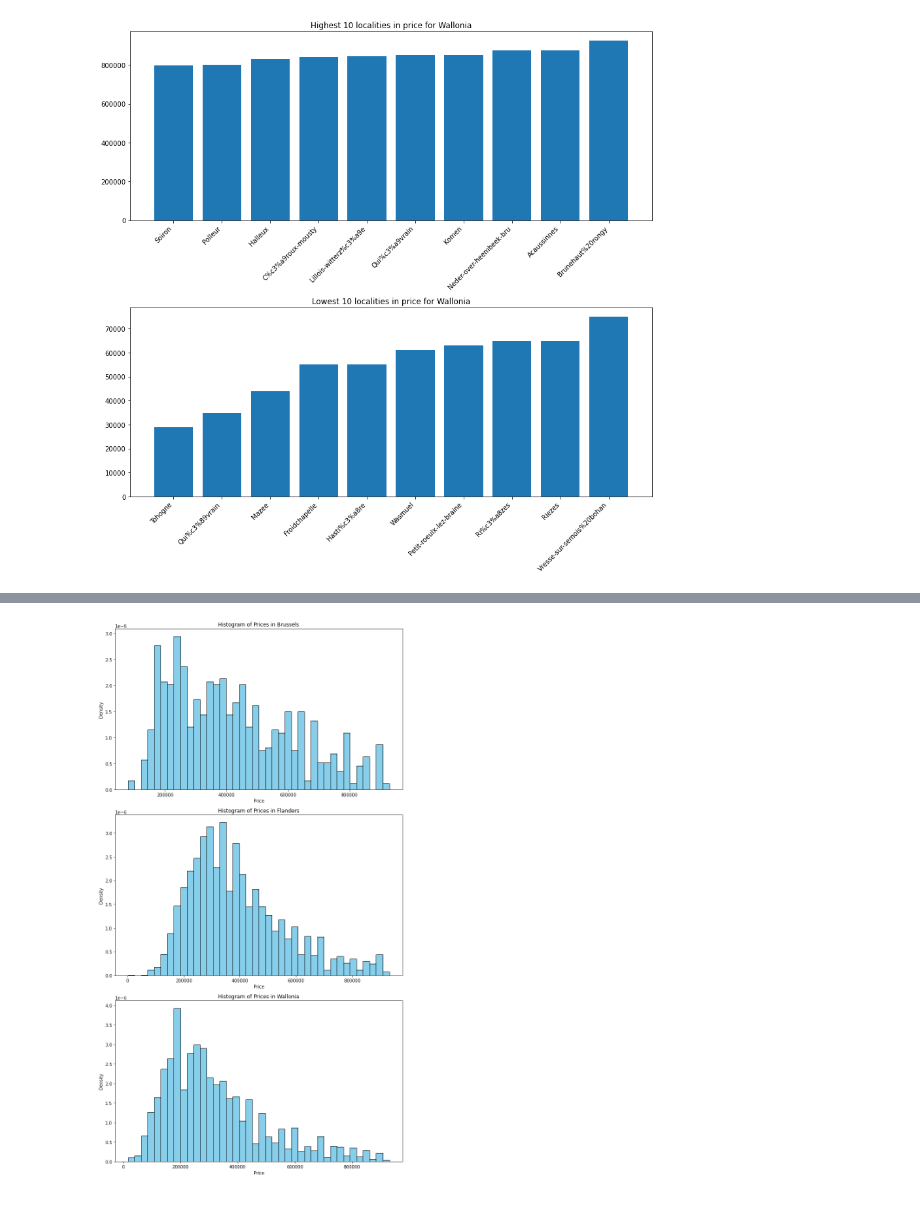
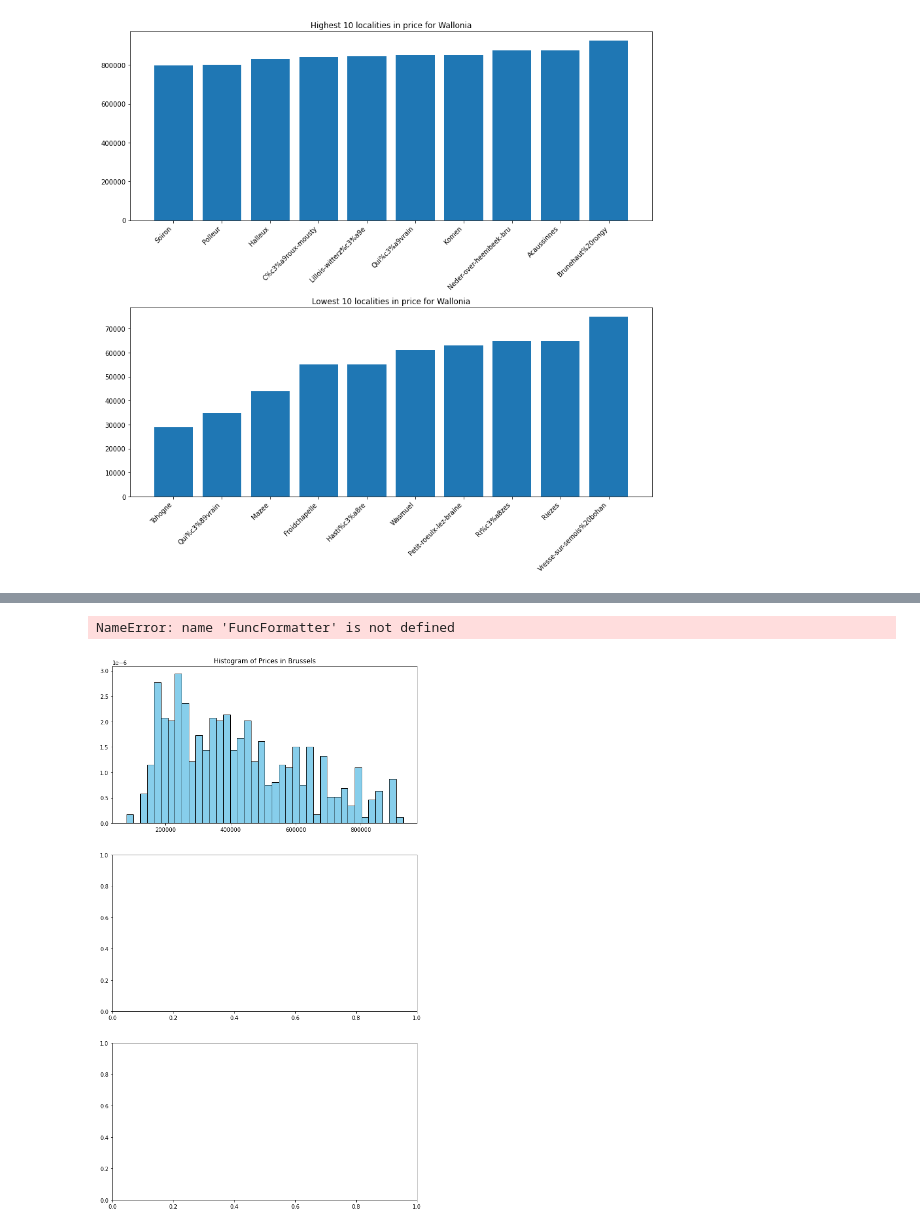
Before and after one commit to jduffy93/immo-eliza-the_chaincoders, a Jupyter notebook: analysis/seaborn_playground.ipynb, the cells around one changed output, grey strips where cells are left out. Drawn from its saved outputs; the diff is of its cells as text; code cells hidden in the pictures.

```diff
--- a/analysis/seaborn_playground.ipynb
+++ b/analysis/seaborn_playground.ipynb
@@ -84,13 +87,13 @@ map_to_float = [
     "Bathrooms",
     "Toilets",
     "Surface of the plot",
-    "Width of the lot on the street",
+    #"Width of the lot on the street",
     "Garden surface",
     "Terrace surface",
     "CO₂ emission",
-    "Yearly theoretical total energy consumption",
+    #"Yearly theoretical total energy consumption",
     "Total ground floor buildable",
-    "Cadastral income",
+    #"Cadastral income",
     "Shower rooms",
     "Living room surface",
     "Kitchen surface",
@@ -105,13 +108,13 @@ map_to_float = [
     "Building price excluding VAT",
     "Number of annuitants",
     "Age of annuitant",
-    "Maximum duration of annuity",
+    #"Maximum duration of annuity",
     "Percentage rented",
     "Current monthly revenue",
     "Construction year",
     "Postcode",
     "Street frontage width",
-    "Monthly charges",
+    #"Monthly charges",
     "Primary energy consumption"
 ]
 
@@ -413,15 +419,28 @@ filtered_immo = immo[immo['Subtype_of_property'].isin(subtypes_to_include)]
 
 sample_immo = filtered_immo.groupby("Subtype_of_property").head(100)
 
-sample_immo_subset = sample_immo[sample_immo["Living area"] < 350]
+#sample_immo_subset = sample_immo[sample_immo["Living area"]]
 
-sample_immo_subset = sample_immo_subset[sample_immo_subset["Price"] < 1000000]
+sample_immo_subset = sample_immo[sample_immo["Price"] < upper_whisker]
+#sample_immo_subset["Price"] = sample_immo_subset["Price"].astype(int)
+#sample_immo_subset["Living area"] != sample_immo_subset["Living area"].astype(int)
+
 
 # Iterate over each unique subtype of property
 for subtype, data in sample_immo_subset.groupby("Subtype_of_property"):
+
+    #corr_coef = data["Price"].corr(data["Living area"])
+
     fig, ax = plt.subplots(figsize=(8,6))
     ax.scatter(data["Price"], data["Living area"])
-    x_labels = np.arange(0,1000001,100000)
+
+    b, a = np.polyfit(data["Price"], data["Living area"], deg=1)
+    xseq = np.linspace(data["Price"].min(), data["Price"].max(), 100)
+    ax.plot(xseq, a + b * xseq, color="k", lw=2.5, label = "Linear regression")
+
+    sns.regplot(x=data["Price"], y=data["Living area"], ax=ax, scatter=False, color='red')
+
+    x_labels = np.arange(0,upper_whisker,100000)
     ax.set_xlabel("Price")
     ax.set_ylabel("Living area (m2)")
     ax.set_xticks(x_labels)
@@ -489,6 +508,13 @@ ax.set_title("Average price across the municipalities of Belgium")
 plt.show()
 # %% [output]
 [figure]
+# %%
+immo_mun_grouped=immo_subset_mun.groupby("Locality").mean().reset_index()
+
+fig, ax = plt.subplots(figsize = (12,6))
+ax.bar(immo_mun_grouped["Locality"], immo_mun_grouped["Price"])
+
+plt.show()
 # %%
 grouped_data = immo_subset_mun.groupby(["Municipality", "Locality"]).mean().reset_index()
 
@@ -557,17 +583,20 @@ Name: Locality, dtype: int64>
 # %%
 #settng a price limit
 
 #immo = immo[immo["Price"]< price_range]
 
 fig, axes = plt.subplots(nrows=3, figsize=(10, 6 * 3))
 
 for ax, (municipality, data) in zip(axes, immo_subset_mun.groupby("Municipality")):
     ax.hist(data["Price"], bins=40, color='skyblue', edgecolor='black', density = True)
     ax.set_title(f'Histogram of Prices in {municipality}')
+    #ax.set_xticks()
+    ax.xaxis.set_major_formatter(FuncFormatter(thousands))
     ax.set_xlabel('Price')
     ax.set_ylabel('Density')
 
 plt.tight_layout()
 plt.show()
 # %% [output]
+NameError: name 'FuncFormatter' is not defined
-[figure, old version]
+[figure, new version]
```
Also changed, not shown: parts of 17 cells of this notebook.
